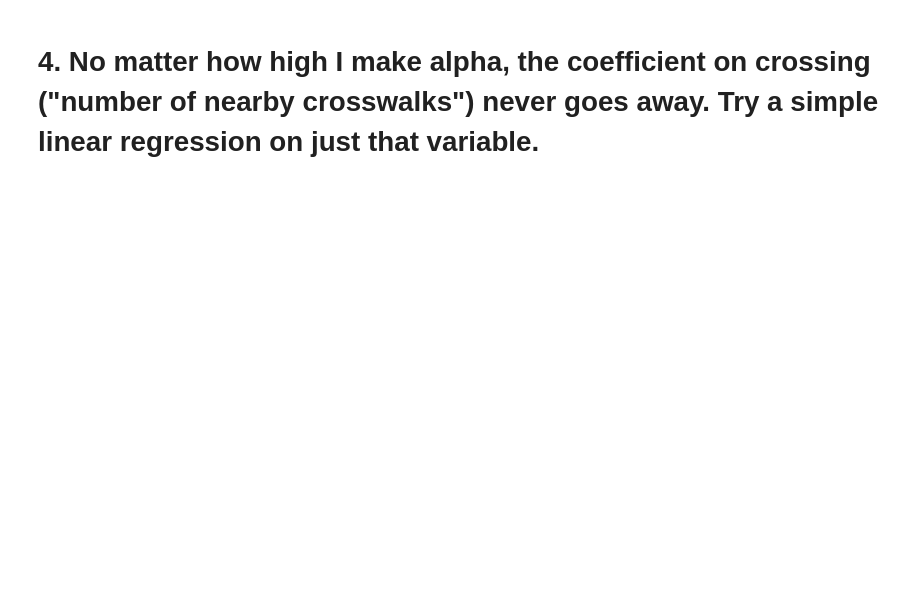
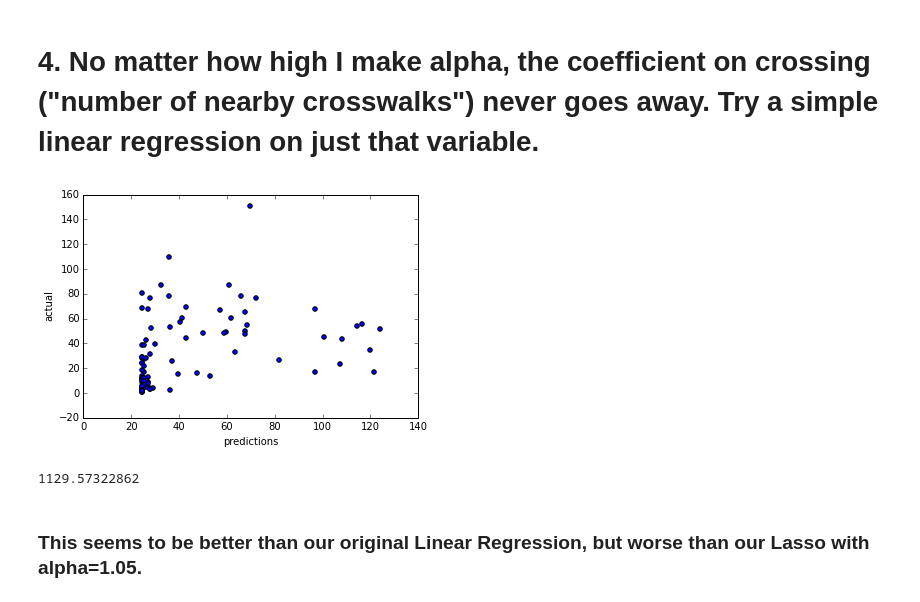
Before and after one commit to tlake/bikeshare, a Jupyter notebook: bikeshare_step3.ipynb, the cells around one changed output. Saved outputs shown, nothing was run; the diff lists cells and outputs as text; code cells hidden in the pictures; blank space fills up the shorter version.

```diff
--- a/bikeshare_step3.ipynb
+++ b/bikeshare_step3.ipynb
@@ -261,2 +284,28 @@ Columns suriving at alpha of 1.05: ['no_bikes', 'no_empty_docks', 'restaurant',
 # %% [markdown]
 # 4. No matter how high I make alpha, the coefficient on crossing ("number of nearby crosswalks") never goes away. Try a simple linear regression on just that variable.
+# %%
+model = LinearRegression()
+
+x_train_crossing = DataFrame(x_train['crossing'])
+x_test_crossing = DataFrame(x_test['crossing'])
+
+model.fit(x_train_crossing, y_train)
+
+predictions = model.predict(x_test_crossing)
+
+# see how we did
+plt.scatter(predictions, y_test)
+plt.xlabel('predictions')
+plt.ylabel('actual')
+plt.show()
+# %% [output]
+[figure, added]
+# %%
+# Looking at Mean Squared Error
+from sklearn.metrics import mean_squared_error
+mse = mean_squared_error(y_test, predictions)
+print mse
+# %% [output]
+1129.57322862
+# %% [markdown]
+### This seems to be better than our original Linear Regression, but worse than our Lasso with alpha=1.05.
```
Also changed, not shown: parts of 12 cells of this notebook.
